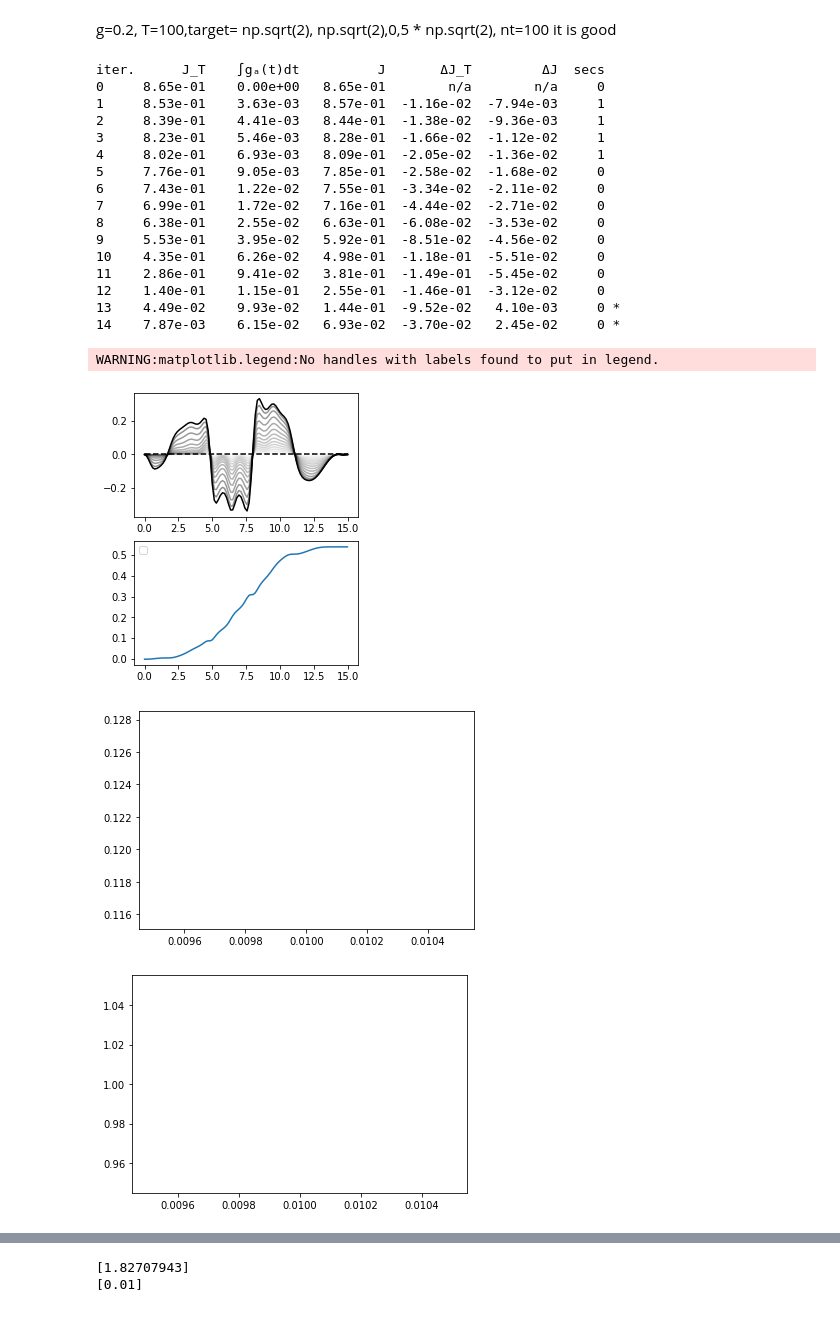
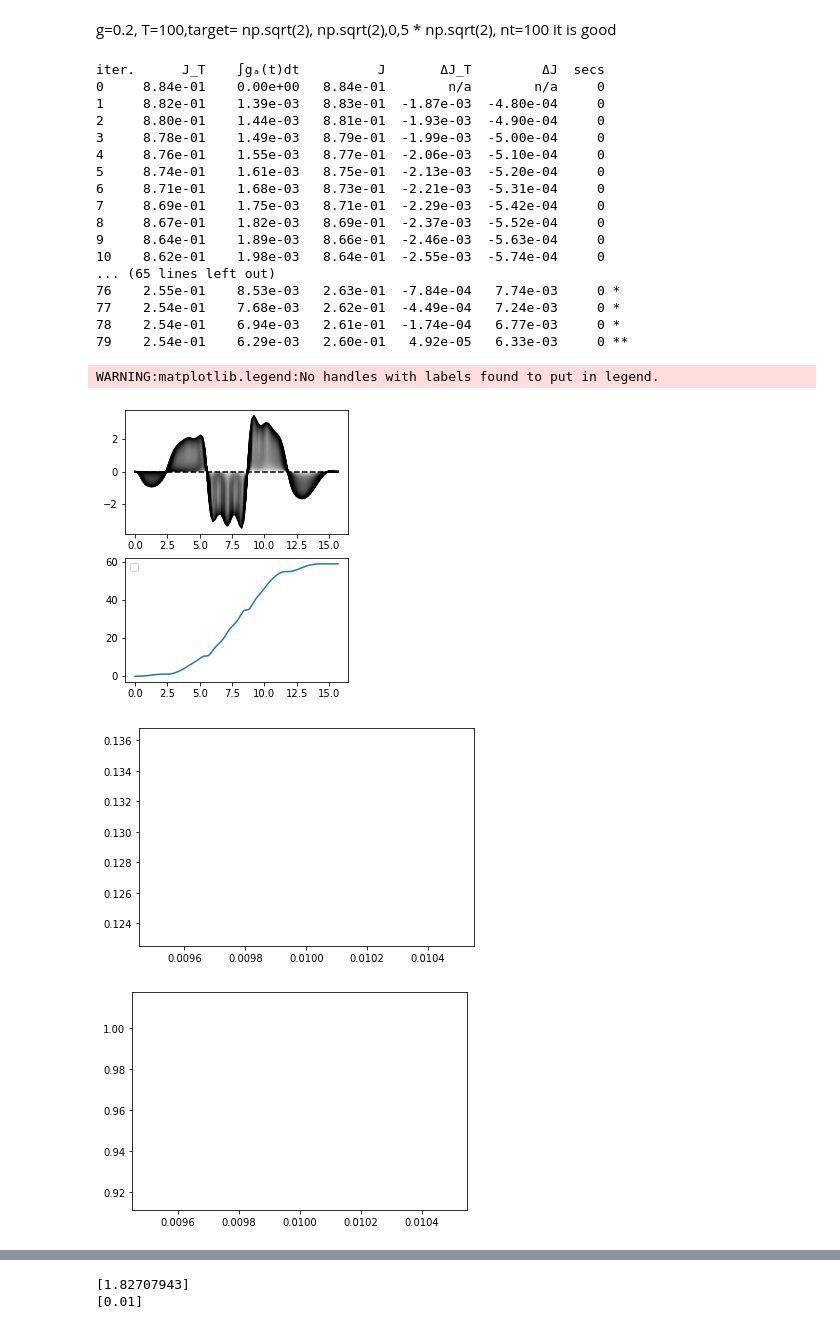
Before and after one commit to gsuarezr/krotov, a Jupyter notebook: Mixed/Linear/Gaussian(dissipation).ipynb, the cells around one changed output, grey strips where cells are left out. Drawn from its saved outputs; the diff is of its cells as text; code cells hidden in the pictures.

```diff
--- a/Mixed/Linear/Gaussian(dissipation).ipynb
+++ b/Mixed/Linear/Gaussian(dissipation).ipynb
@@ -61,3 +61,6 @@ dill.settings['recurse'] = True
 
 H0=dill.load(open("H0_2", "rb"))
 He=dill.load(open("H_campo_2","rb"))
+# %%
+H02=dill.load(open("normal", "rb"))
+He2=dill.load(open("campo","rb"))
@@ -141,13 +182,13 @@ g=0.2, T=100,target= np.sqrt(2), np.sqrt(2),0,5 * np.sqrt(2), nt=100 it is good
 omega=1
 ampl0=0.000001
 #T=8
-mu=0.5*omega
+mu=0.1*omega
 g=0.2*omega
 #ampl0=1
-T=15
+T=np.pi/g
 nt=100
 tlist = np.linspace(0,T, nt)
-gamma=0.01
+gamma=0.01*omega
 Temp=np.linspace(0.01,2,1)
 
 #Nb=0
@@ -158,8 +199,8 @@ def hamiltonian(omega, ampl0, mu,g,gamma,Nb):
           omega (float): energy separation of the qubit levels
           ampl0 (float): constant amplitude of the driving field
       """
-      HA = qutip.Qobj(H0(g,gamma,Nb))
-      H1=  qutip.Qobj(He(mu))
+      HA = qutip.Qobj(H02(gamma,g,Nb,omega))
+      H1= - qutip.Qobj(He2(mu,omega))
       def guess_control(t, args):
           return ampl0*krotov.shapes.flattop(
               t, t_start=0, t_stop=T, t_rise=0.005, func="blackman"
@@ -237,7 +278,7 @@ def Power(vector,omega,T):
     for i in range (0,nt):
         vec,covar=conversion(psi[i])
         Energy[i]=1/2*(w0**2*np.real(covar[2,2])+np.real(covar[3,3])+w0**2*(np.real(vec[2]))**2+(np.real(vec[3]))**2)-w0/2
-        D=np.real((1+2/w0*np.real(Energy[i])-w0*np.abs(np.real(vec[2])+1j/w0*np.real(vec[3]))**2)**2-4*np.abs(w0*1/2*(np.real(covar[2,2])+np.real(vec[2])**2-1/(w0**2)*(np.real(covar[3,3])+np.real(vec[3])**2))+1j*(np.real(covar[2,3])+np.real(vec[2])*np.real(vec[3]))-w0/2*(np.real(vec[2])+1j/w0*np.real(vec[3]))**2)**2)
+        D=np.real((1+2/w0*np.real(Energy[i])-w0*np.abs(np.real(vec[2])+1j*np.real(vec[3]))**2)**2-4*np.abs(w0*1/2*(np.real(covar[2,2])+np.real(vec[2])**2-1/(w0**2)*(np.real(covar[3,3])+np.real(vec[3])**2))+1j*(np.real(covar[2,3])+np.real(vec[2])*np.real(vec[3]))-w0/2*(np.real(vec[2])+1j/w0*np.real(vec[3]))**2)**2)
         Ergotropy[i]=np.real(Energy[i]-(np.sqrt(D)-1)/2)
     return Ergotropy[nt-1]/T
 
@@ -249,21 +290,22 @@ def Ratio(vector,omega):
     for i in range (0,nt):
         vec,covar=conversion(psi[i])
         Energy[i]=1/2*(w0**2*np.real(covar[2,2])+np.real(covar[3,3])+w0**2*(np.real(vec[2]))**2+(np.real(vec[3]))**2)-w0/2
-        D=np.real((1+2/w0*np.real(Energy[i])-w0*np.abs(np.real(vec[2])+1j/w0*np.real(vec[3]))**2)**2-4*np.abs(w0*1/2*(np.real(covar[2,2])+np.real(vec[2])**2-1/(w0**2)*(np.real(covar[3,3])+np.real(vec[3])**2))+1j*(np.real(covar[2,3])+np.real(vec[2])*np.real(vec[3]))-w0/2*(np.real(vec[2])+1j/w0*np.real(vec[3]))**2)**2)
+        D=np.real((1+2/w0*np.real(Energy[i])-w0*np.abs(np.real(vec[2])+1j*np.real(vec[3]))**2)**2-4*np.abs(w0*1/2*(np.real(covar[2,2])+np.real(vec[2])**2-1/(w0**2)*(np.real(covar[3,3])+np.real(vec[3])**2))+1j*(np.real(covar[2,3])+np.real(vec[2])*np.real(vec[3]))-w0/2*(np.real(vec[2])+1j/w0*np.real(vec[3]))**2)**2)
         Ergotropy[i]=np.real(Energy[i]-(np.sqrt(D)-1)/2)
     return Ergotropy[nt-1]/Energy[nt-1]
 
 power=np.zeros(len(Temp))
 ratio=np.zeros(len(Temp))
 for j in range (0,len(Temp)):
-    Nb=1/(np.exp(omega/Temp[j])-1)
+    Nb=1
     H = hamiltonian(omega,ampl0,mu,g,gamma,Nb)
     pulse_options = {
-        H[1][1]: dict(lambda_a=10, update_shape=S),
+        H[1][1]: dict(lambda_a=1, update_shape=S),
 
 
     }
-    target=qutip.Qobj(np.array([1,0, np.sqrt(2),0,np.sqrt(2),1/2,0,0,0,1/2+2,0,2,1/2,0,1/2+2]))
+    x=2
+    target=qutip.Qobj(np.array([1,0, np.sqrt(x)/np.sqrt(omega),0,np.sqrt(x)*np.sqrt(omega),1/2,0,0,0,1/2+x/omega,0,x,1/2,0,1/2+x*omega]))
 
     #target=np.array([1,0,0,0,0,1/2,0,0,0,1/2,0,0,1/2,0,1/2])
 
@@ -279,49 +321,50 @@ for j in range (0,len(Temp)):
 
     opt_result = krotov.optimize_pulses(
       objectives,
       pulse_options=pulse_options,
       tlist=tlist,
       gamma=(gamma,omega,Nb),
       fieldcoupling=mu,
       propagator=krotov.propagators.expm,
       chi_constructor=krotov.functionals.chis_ss,
       info_hook=krotov.info_hooks.print_table(J_T=krotov.functionals.J_T_ss),
       check_convergence=krotov.convergence.Or(
           krotov.convergence.value_below('9e-3', name='J_T'),
           krotov.convergence.check_monotonic_error,
           #krotov.convergence.check_monotonic_fidelity,
 
       ),
-        iter_stop=20,
+        iter_stop=1000,
         store_all_pulses=True,
         overlap=inte,norm=lambda x: 1
     )
     plot_iterations(opt_result)
     power[j]=Power(opt_result.states,omega,T)
     ratio[j]=Ratio(opt_result.states,omega)
 plt.figure()
 plt.plot(Temp,power)
 plt.figure()
 plt.plot(Temp,ratio)
 plt.show()
 # %% [output]
 iter.      J_T    ∫gₐ(t)dt          J       ΔJ_T         ΔJ  secs
-0     8.65e-01    0.00e+00   8.65e-01        n/a        n/a     0
-1     8.53e-01    3.63e-03   8.57e-01  -1.16e-02  -7.94e-03     1
-2     8.39e-01    4.41e-03   8.44e-01  -1.38e-02  -9.36e-03     1
-3     8.23e-01    5.46e-03   8.28e-01  -1.66e-02  -1.12e-02     1
-4     8.02e-01    6.93e-03   8.09e-01  -2.05e-02  -1.36e-02     1
-5     7.76e-01    9.05e-03   7.85e-01  -2.58e-02  -1.68e-02     0
-6     7.43e-01    1.22e-02   7.55e-01  -3.34e-02  -2.11e-02     0
-7     6.99e-01    1.72e-02   7.16e-01  -4.44e-02  -2.71e-02     0
-8     6.38e-01    2.55e-02   6.63e-01  -6.08e-02  -3.53e-02     0
-9     5.53e-01    3.95e-02   5.92e-01  -8.51e-02  -4.56e-02     0
-10    4.35e-01    6.26e-02   4.98e-01  -1.18e-01  -5.51e-02     0
-11    2.86e-01    9.41e-02   3.81e-01  -1.49e-01  -5.45e-02     0
-12    1.40e-01    1.15e-01   2.55e-01  -1.46e-01  -3.12e-02     0
-13    4.49e-02    9.93e-02   1.44e-01  -9.52e-02   4.10e-03     0 *
-14    7.87e-03    6.15e-02   6.93e-02  -3.70e-02   2.45e-02     0 *
+0     8.84e-01    0.00e+00   8.84e-01        n/a        n/a     0
+1     8.82e-01    1.39e-03   8.83e-01  -1.87e-03  -4.80e-04     0
+2     8.80e-01    1.44e-03   8.81e-01  -1.93e-03  -4.90e-04     0
+3     8.78e-01    1.49e-03   8.79e-01  -1.99e-03  -5.00e-04     0
+4     8.76e-01    1.55e-03   8.77e-01  -2.06e-03  -5.10e-04     0
+5     8.74e-01    1.61e-03   8.75e-01  -2.13e-03  -5.20e-04     0
+6     8.71e-01    1.68e-03   8.73e-01  -2.21e-03  -5.31e-04     0
+7     8.69e-01    1.75e-03   8.71e-01  -2.29e-03  -5.42e-04     0
+8     8.67e-01    1.82e-03   8.69e-01  -2.37e-03  -5.52e-04     0
+9     8.64e-01    1.89e-03   8.66e-01  -2.46e-03  -5.63e-04     0
+10    8.62e-01    1.98e-03   8.64e-01  -2.55e-03  -5.74e-04     0
+... (65 lines left out)
+76    2.55e-01    8.53e-03   2.63e-01  -7.84e-04   7.74e-03     0 *
+77    2.54e-01    7.68e-03   2.62e-01  -4.49e-04   7.24e-03     0 *
+78    2.54e-01    6.94e-03   2.61e-01  -1.74e-04   6.77e-03     0 *
+79    2.54e-01    6.29e-03   2.60e-01   4.92e-05   6.33e-03     0 **
 WARNING:matplotlib.legend:No handles with labels found to put in legend.
-[figure, old version]
+[figure, new version]
-[figure, old version]
+[figure, new version]
-[figure, old version]
+[figure, new version]
```
Also changed, not shown: parts of 8 cells of this notebook, 3 other files.
